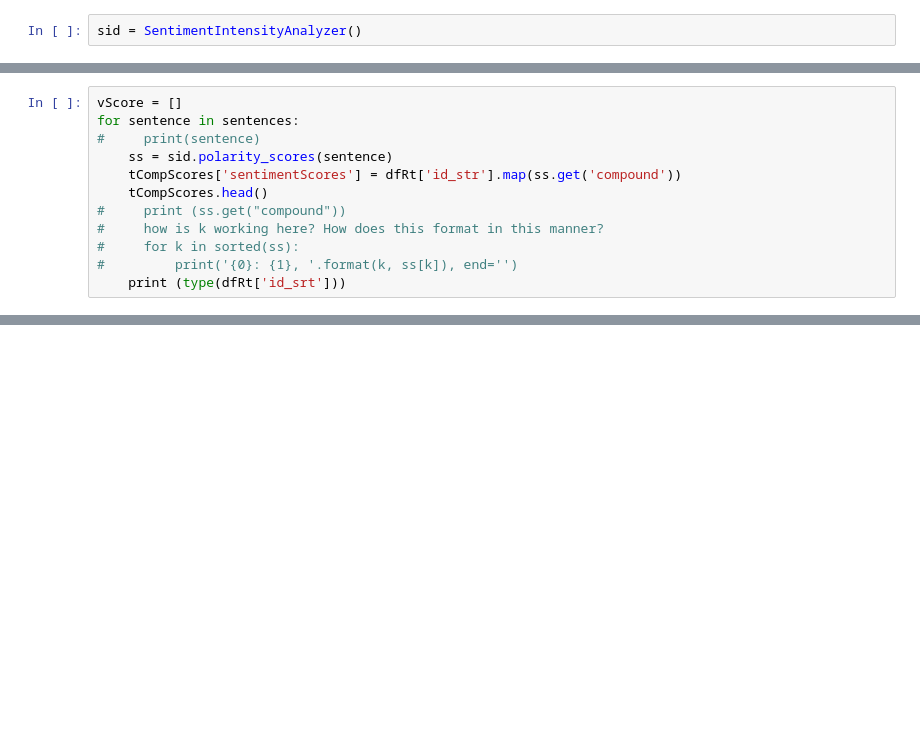
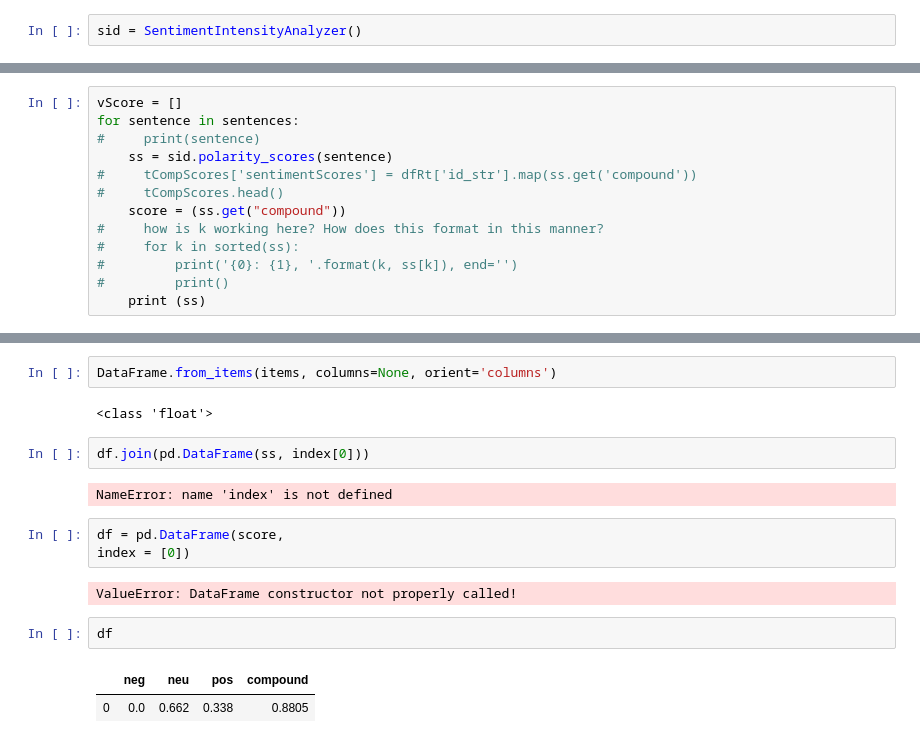
Before and after one commit to dorisep/Project3, a Jupyter notebook: NLP vader.ipynb, the cells around one changed output, grey strips where cells are left out. Cells and saved outputs as stored; diff of their text form; blank space fills up the shorter version.

Commit message:
Add files via upload
adding compound score

```diff
--- a/NLP vader.ipynb
+++ b/NLP vader.ipynb
@@ -96,11 +62,12 @@ vScore = []
 for sentence in sentences:
 #     print(sentence)
     ss = sid.polarity_scores(sentence)
-    tCompScores['sentimentScores'] = dfRt['id_str'].map(ss.get('compound'))
-    tCompScores.head()
-#     print (ss.get("compound"))
+#     tCompScores['sentimentScores'] = dfRt['id_str'].map(ss.get('compound'))
+#     tCompScores.head()
+    score = (ss.get("compound"))
 #     how is k working here? How does this format in this manner?
 #     for k in sorted(ss):
 #         print('{0}: {1}, '.format(k, ss[k]), end='')
-    print (type(dfRt['id_srt']))
+#         print()
+    print (ss)
 # %% [output]
@@ -107,0 +91,18 @@ TypeError: 'float' object is not callable
+# %%
+DataFrame.from_items(items, columns=None, orient='columns')
+# %% [output]
+<class 'float'>
+# %%
+df.join(pd.DataFrame(ss, index[0]))
+# %% [output]
+NameError: name 'index' is not defined
+# %%
+df = pd.DataFrame(score,
+index = [0])
+# %% [output]
+ValueError: DataFrame constructor not properly called!
+# %%
+df
+# %% [output]
+|  | neg | neu | pos | compound |
+| 0 | 0.0 | 0.662 | 0.338 | 0.8805 |
```
Also changed, not shown: parts of 5 cells of this notebook.
